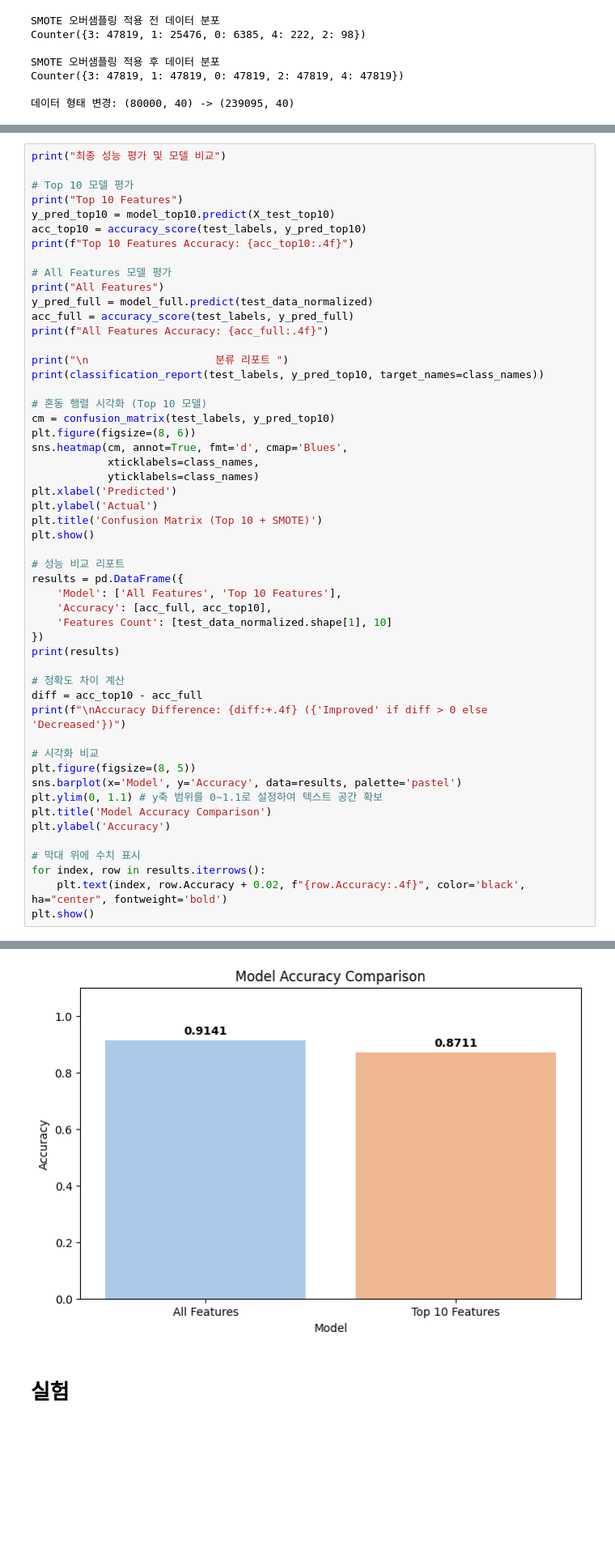
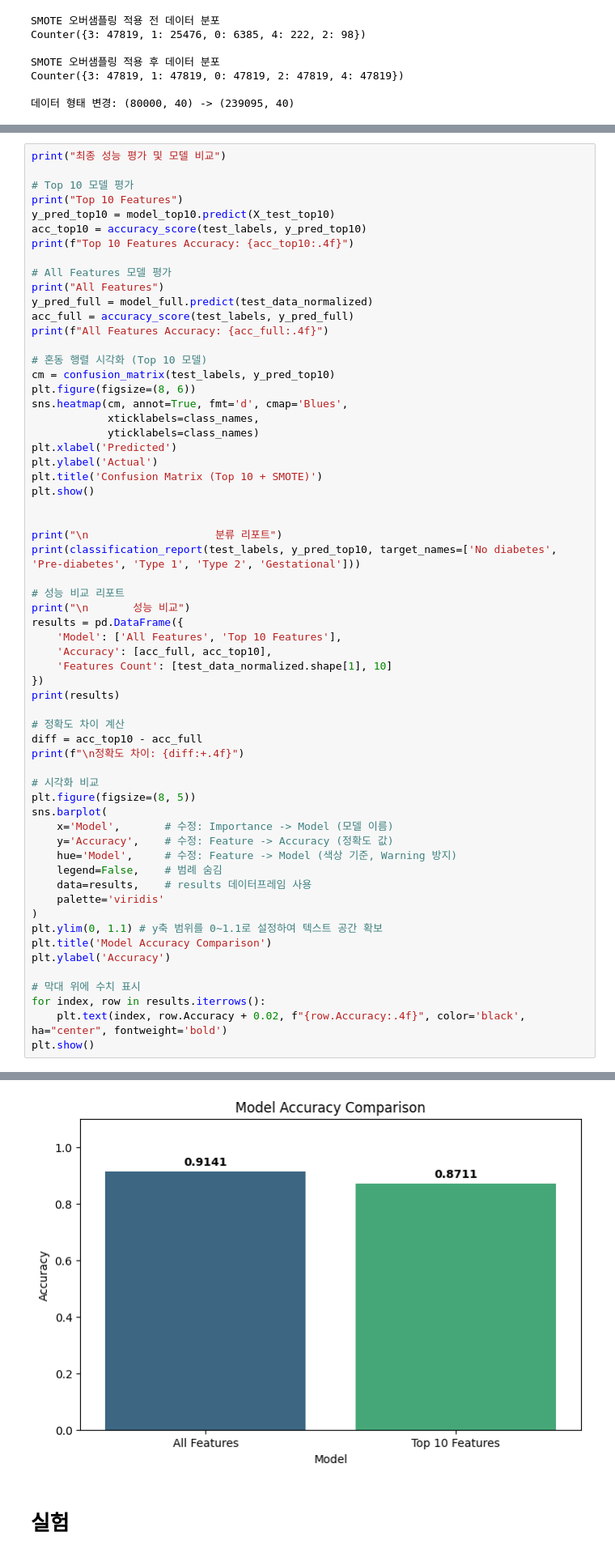
Before and after one commit to kkangmen/Diabetes-Classification-Project, a Jupyter notebook: diabetes.ipynb, the cells around one changed output, grey strips where cells are left out. Shown at 81% size. Saved outputs shown, nothing was run; the diff lists cells and outputs as text; blank space fills up the shorter version.

```diff
--- a/diabetes.ipynb
+++ b/diabetes.ipynb
@@ -2178,9 +2227,6 @@ y_pred_full = model_full.predict(test_data_normalized)
 acc_full = accuracy_score(test_labels, y_pred_full)
 print(f"All Features Accuracy: {acc_full:.4f}")
 
-print("\n                    분류 리포트 ")
-print(classification_report(test_labels, y_pred_top10, target_names=class_names))
-
 # 혼동 행렬 시각화 (Top 10 모델)
 cm = confusion_matrix(test_labels, y_pred_top10)
 plt.figure(figsize=(8, 6))
@@ -2192,7 +2238,12 @@ plt.ylabel('Actual')
 plt.title('Confusion Matrix (Top 10 + SMOTE)')
 plt.show()
 
+
+print("\n                    분류 리포트")
+print(classification_report(test_labels, y_pred_top10, target_names=['No diabetes', 'Pre-diabetes', 'Type 1', 'Type 2', 'Gestational']))
+
 # 성능 비교 리포트
+print("\n       성능 비교")
 results = pd.DataFrame({
     'Model': ['All Features', 'Top 10 Features'],
     'Accuracy': [acc_full, acc_top10],
@@ -2202,11 +2253,18 @@ print(results)
 
 # 정확도 차이 계산
 diff = acc_top10 - acc_full
-print(f"\nAccuracy Difference: {diff:+.4f} ({'Improved' if diff > 0 else 'Decreased'})")
+print(f"\n정확도 차이: {diff:+.4f}")
 
 # 시각화 비교
 plt.figure(figsize=(8, 5))
-sns.barplot(x='Model', y='Accuracy', data=results, palette='pastel')
+sns.barplot(
+    x='Model',       # 수정: Importance -> Model (모델 이름)
+    y='Accuracy',    # 수정: Feature -> Accuracy (정확도 값)
+    hue='Model',     # 수정: Feature -> Model (색상 기준, Warning 방지)
+    legend=False,    # 범례 숨김
+    data=results,    # results 데이터프레임 사용
+    palette='viridis'
+)
 plt.ylim(0, 1.1) # y축 범위를 0~1.1로 설정하여 텍스트 공간 확보
 plt.title('Model Accuracy Comparison')
 plt.ylabel('Accuracy')
@@ -2246,3 +2303,3 @@ Passing `palette` without assigning `hue` is deprecated and will be removed in v
-[figure, old version]
+[figure, new version]
 # %% [markdown]
 # 실험
```
Also changed, not shown: parts of 20 cells of this notebook.
